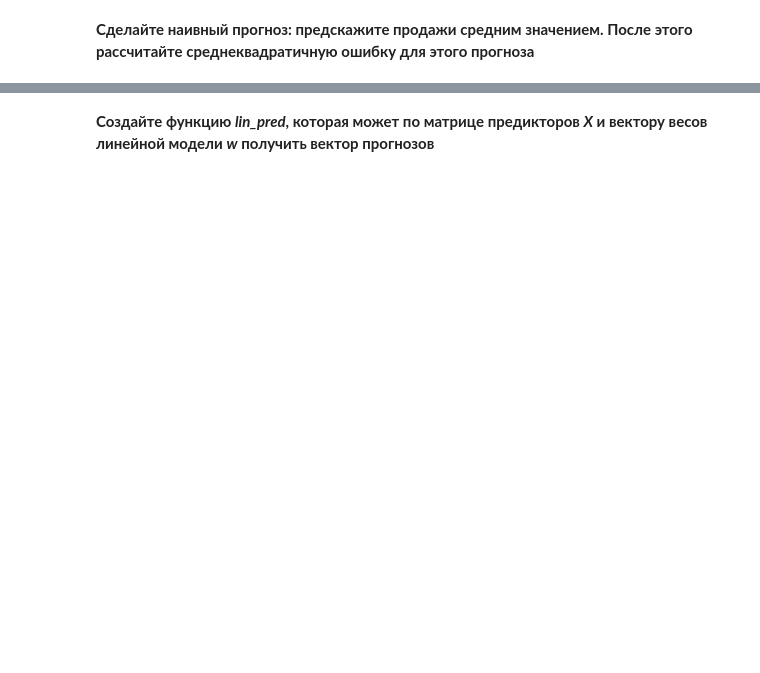
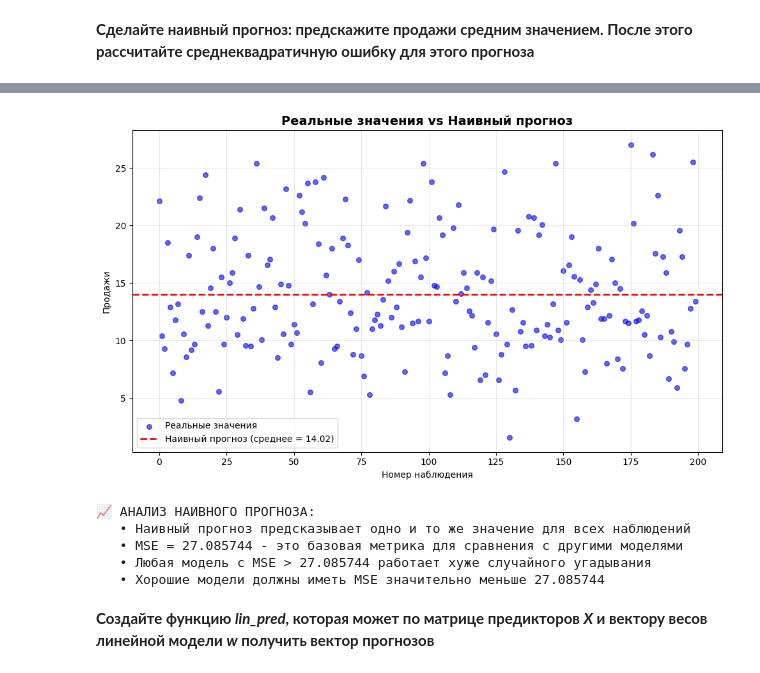
Before and after one commit to tgorbunov/sf_data_science, a Jupyter notebook: Skillfactory/ML_math_part 1/MATH_ML-6. Практика_Оптимизация.ipynb, the cells around one changed output, grey strips where cells are left out. Drawn from its saved outputs; the diff is of its cells as text; code cells hidden in the pictures; blank space fills up the shorter version.

```diff
--- a/Skillfactory/ML_math_part 1/MATH_ML-6. Практика_Оптимизация.ipynb
+++ b/Skillfactory/ML_math_part 1/MATH_ML-6. Практика_Оптимизация.ipynb
@@ -112,0 +501,14 @@ print(model.coef_)
+# %%
+# Также подготовим целевую переменную y для стохастического градиентного спуска
+y = df['sales'].values.reshape(-1, 1)
+
+print(f"\n=== ПОДГОТОВКА ЦЕЛЕВОЙ ПЕРЕМЕННОЙ ===")
+print(f"y shape: {y.shape}")
+print(f"y type: {type(y)}")
+print(f"Первые 5 значений y:")
+print(y[:5].flatten())
+print(f"Статистики y: mean = {np.mean(y):.4f}, std = {np.std(y):.4f}")
+
+print(f"\n🎯 Данные полностью подготовлены для стохастического градиентного спуска!")
+print(f"   • X: {X.shape} - стандартизированные признаки")
+print(f"   • y: {y.shape} - целевая переменная")
@@ -125,2 +741,33 @@ X = np.hstack([np.ones(X.shape[0]).reshape(-1, 1), X])
+# %%
+# Визуализация наивного прогноза
+import matplotlib.pyplot as plt
+
+# Создаем один график - сравнение реальных значений и наивного прогноза
+plt.figure(figsize=(10, 6))
+
+plt.scatter(range(len(y)), y.flatten(), alpha=0.6, color='blue', label='Реальные значения', s=30)
+plt.axhline(y=y_mean, color='red', linestyle='--', linewidth=2, label=f'Наивный прогноз (среднее = {y_mean:.2f})')
+plt.xlabel('Номер наблюдения')
+plt.ylabel('Продажи')
+plt.title('Реальные значения vs Наивный прогноз', fontweight='bold', fontsize=14)
+plt.legend()
+plt.grid(True, alpha=0.3)
+
+plt.tight_layout()
+plt.show()
+
+# Дополнительная информация о качестве наивного прогноза
+print("📈 АНАЛИЗ НАИВНОГО ПРОГНОЗА:")
+print(f"   • Наивный прогноз предсказывает одно и то же значение для всех наблюдений")
+print(f"   • MSE = {mse_naive:.6f} - это базовая метрика для сравнения с другими моделями")
+print(f"   • Любая модель с MSE > {mse_naive:.6f} работает хуже случайного угадывания")
+print(f"   • Хорошие модели должны иметь MSE значительно меньше {mse_naive:.6f}")
+# %% [output]
+[figure, added]
+📈 АНАЛИЗ НАИВНОГО ПРОГНОЗА:
+   • Наивный прогноз предсказывает одно и то же значение для всех наблюдений
+   • MSE = 27.085744 - это базовая метрика для сравнения с другими моделями
+   • Любая модель с MSE > 27.085744 работает хуже случайного угадывания
+   • Хорошие модели должны иметь MSE значительно меньше 27.085744
 # %% [markdown]
 **Создайте функцию *lin_pred*, которая может по матрице предикторов *X* и вектору весов линейной модели *w* получить вектор прогнозов**
```
Also changed, not shown: parts of 38 cells of this notebook, 1 other file.
